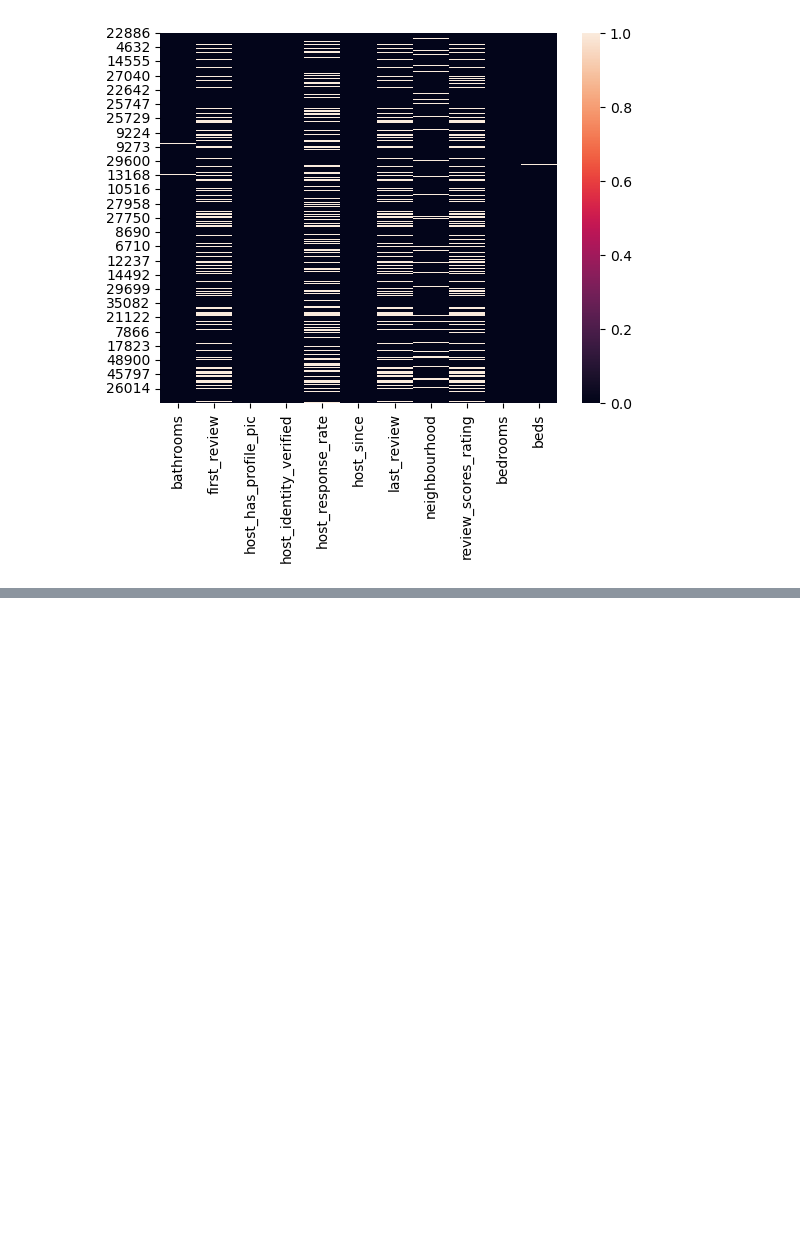
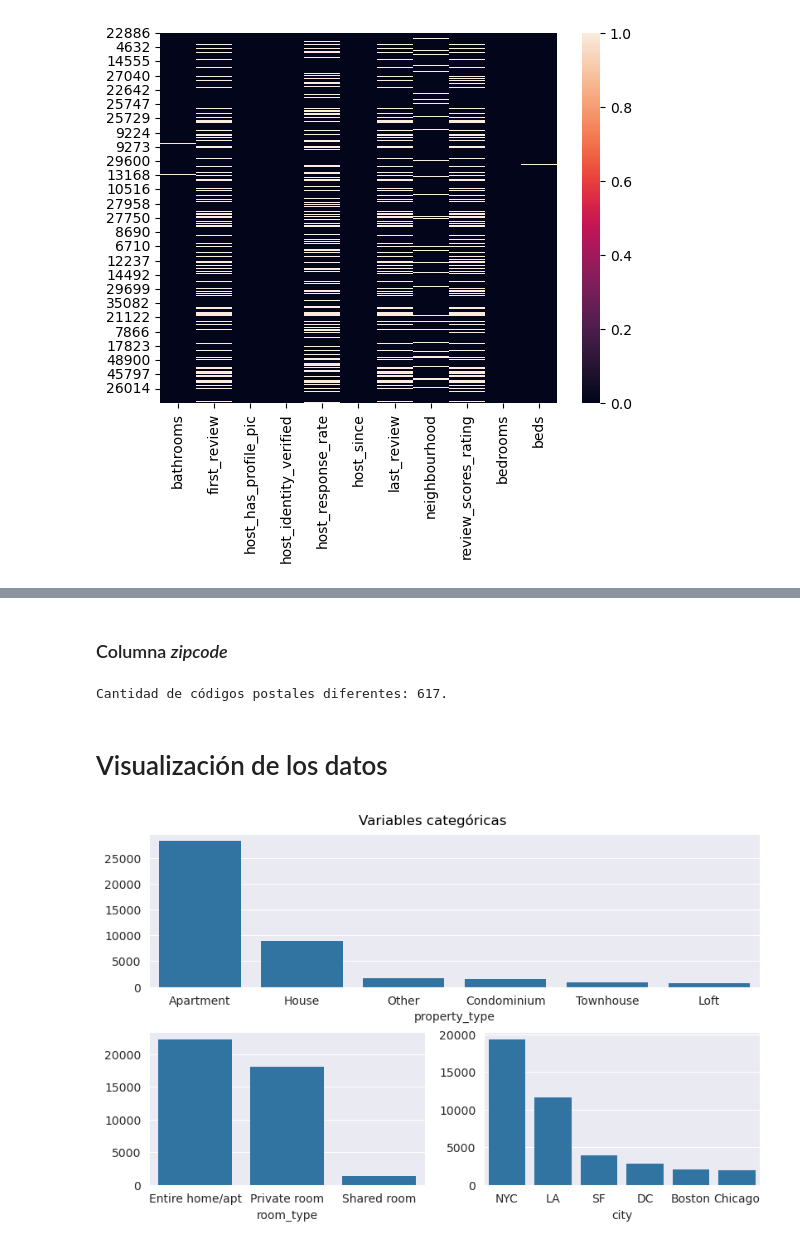
Before and after one commit to PedroPatinoGarcia/etlairbnb, a Jupyter notebook: IA.ipynb, the cells around one changed output, grey strips where cells are left out. Drawn from its saved outputs; the diff is of its cells as text; code cells hidden in the pictures; blank space fills up the shorter version.

```diff
--- a/IA.ipynb
+++ b/IA.ipynb
@@ -205,0 +349,10 @@ sacar gráficos
+# %%
+# Se transforman a 1 (True) y 0 (False)
+train["cleaning_fee"] = train["cleaning_fee"].apply(lambda x: 1 if x else 0)
+test["cleaning_fee"] = test["cleaning_fee"].apply(lambda x: 1 if x else 0)
+train["host_has_profile_pic"] = train["host_has_profile_pic"].apply(lambda x: 1 if x else 0)
+test["host_has_profile_pic"] = test["host_has_profile_pic"].apply(lambda x: 1 if x else 0)
+train["host_identity_verified"] = train["host_identity_verified"].apply(lambda x: 1 if x else 0)
+test["host_identity_verified"] = test["host_identity_verified"].apply(lambda x: 1 if x else 0)
+train["instant_bookable"] = train["instant_bookable"].apply(lambda x: 1 if x else 0)
+test["instant_bookable"] = test["instant_bookable"].apply(lambda x: 1 if x else 0)
@@ -205,0 +369,41 @@ sacar gráficos
+# %%
+train.drop(["host_has_profile_pic"], axis=1, inplace=True)
+test.drop(["host_has_profile_pic"], axis=1, inplace=True)
+# %% [markdown]
+### Columna *zipcode*
+# %%
+print(f"Cantidad de códigos postales diferentes: {train.zipcode.nunique()}.")
+# Como son muchos códigos postales, se elimina la columna.
+train.drop(["zipcode"], axis=1, inplace=True)
+test.drop(["zipcode"], axis=1, inplace=True)
+# %% [output]
+Cantidad de códigos postales diferentes: 617.
+# %% [markdown]
+# Visualización de los datos
+# %%
+columnas_numericas = list(train.loc[:,:"price"].select_dtypes(include=["number","datetime"]).columns)
+columnas_categoricas = list(train.loc[:,:"price"].select_dtypes(exclude=["number","datetime"]).columns)
+# %%
+import matplotlib.pyplot as plt
+
+from matplotlib.gridspec import GridSpec
+
+fig = plt.figure(layout="constrained", figsize=(8,5))
+
+gs = GridSpec(2, 2, figure=fig)
+with sns.axes_style("darkgrid"):
+    ax1 = fig.add_subplot(gs[0, :])
+    ax2 = fig.add_subplot(gs[1, 0])
+    ax3 = fig.add_subplot(gs[1, 1])
+sns.countplot(train[columnas_categoricas], x="property_type", order=train['property_type'].value_counts().index, ax=ax1)
+ax1.set_ylabel("")
+sns.countplot(train[columnas_categoricas], x="room_type", order=train['room_type'].value_counts().index, ax=ax2)
+ax2.set_ylabel("")
+sns.countplot(train[columnas_categoricas], x="city", order=train['city'].value_counts().index, ax=ax3)
+ax3.set_ylabel("")
+
+fig.suptitle("Variables categóricas")
+
+plt.show()
+# %% [output]
+[figure, added]
```
Also changed, not shown: parts of 77 cells of this notebook, 38 other files.
